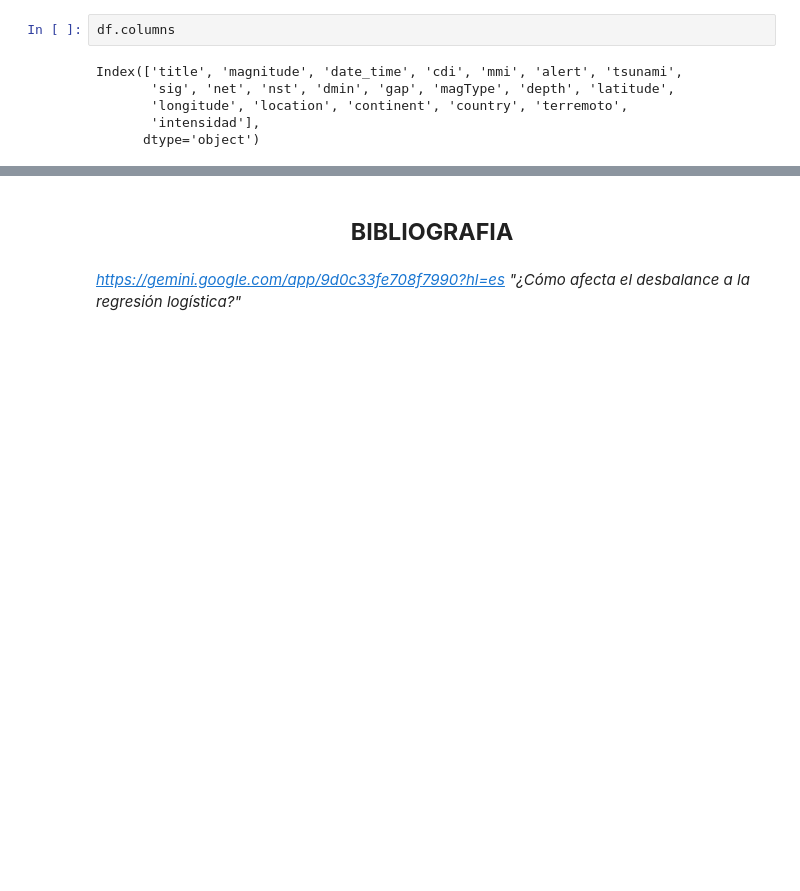
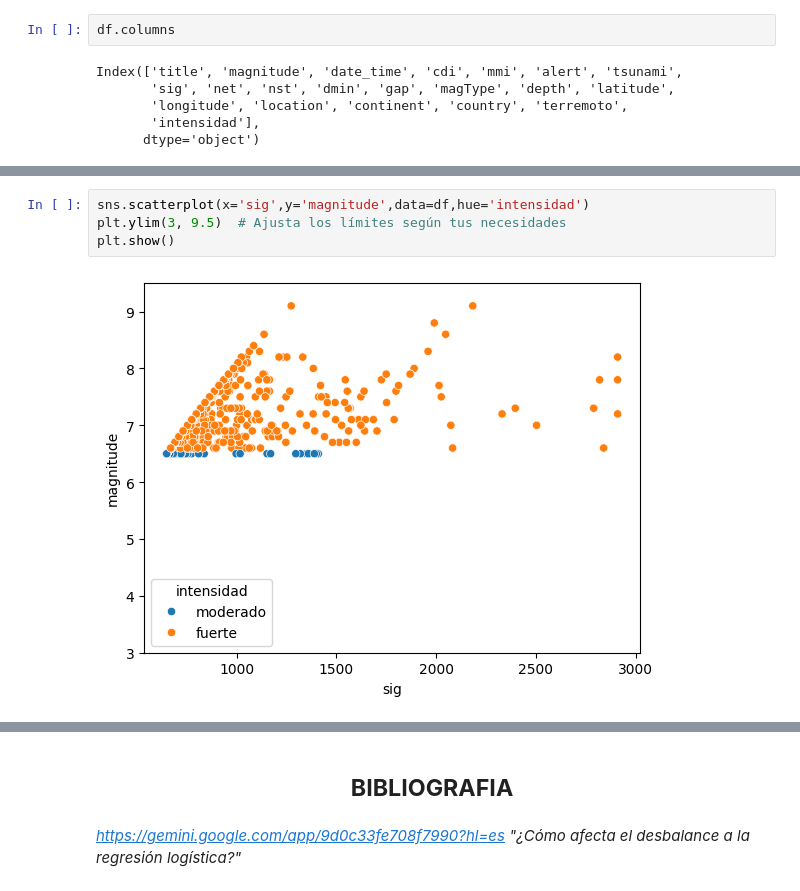
Before and after one commit to CristianLLDev/talentotech, a Jupyter notebook: Proyecto Final Regresion Logistica Terremotos/Exposicion _Regresion_logistica_Clasificacion_Intensidad_Terremotos.ipynb, the cells around one changed output, grey strips where cells are left out. Drawn from its saved outputs; the diff is of its cells as text; blank space fills up the shorter version.

```diff
--- a/Proyecto Final Regresion Logistica Terremotos/Exposicion _Regresion_logistica_Clasificacion_Intensidad_Terremotos.ipynb
+++ b/Proyecto Final Regresion Logistica Terremotos/Exposicion _Regresion_logistica_Clasificacion_Intensidad_Terremotos.ipynb
@@ -201,0 +260,6 @@ df.head()
+# %%
+sns.scatterplot(x='sig',y='magnitude',data=df,hue='intensidad')
+plt.ylim(3, 9.5)  # Ajusta los límites según tus necesidades
+plt.show()
+# %% [output]
+[figure, added]
```
Also changed, not shown: parts of 14 cells of this notebook.
